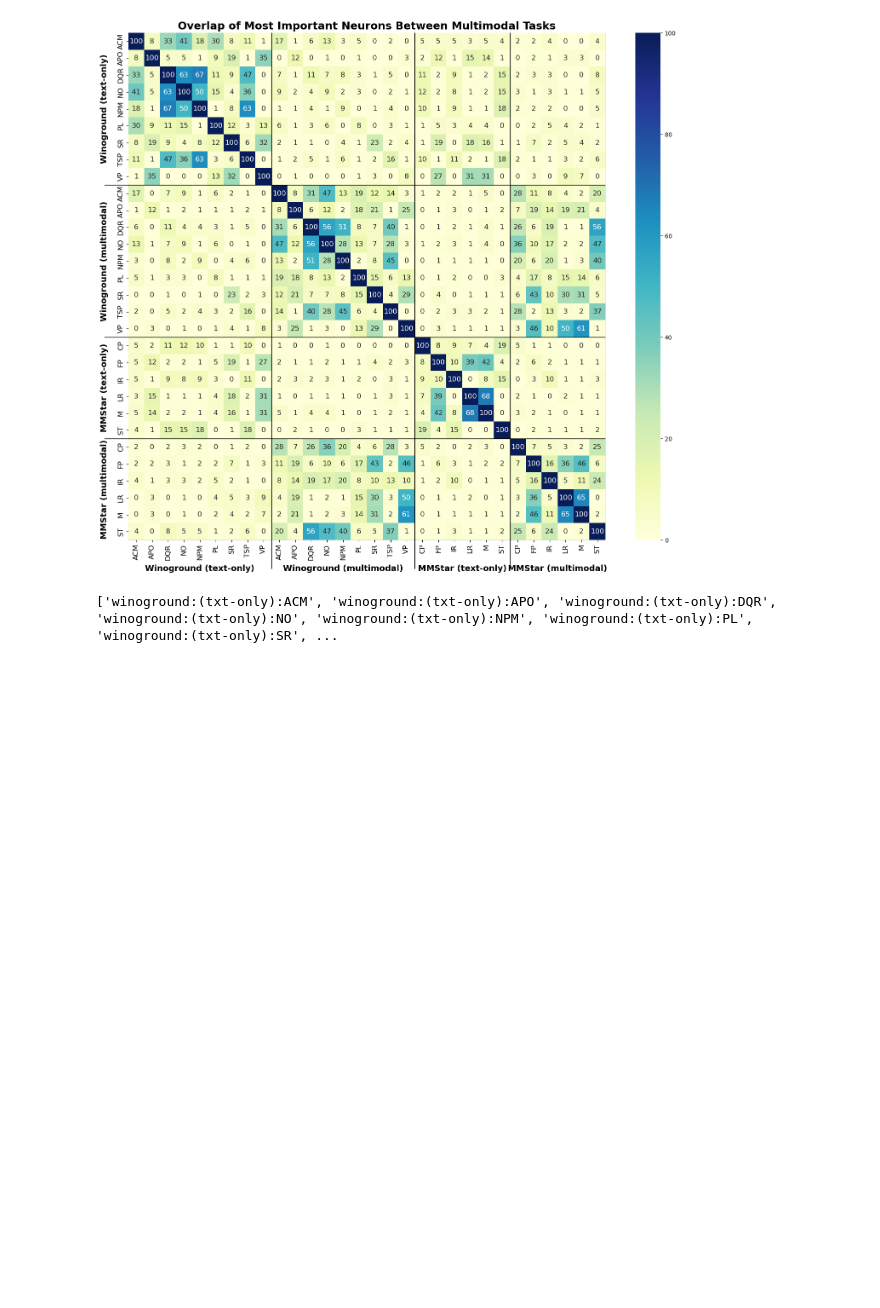
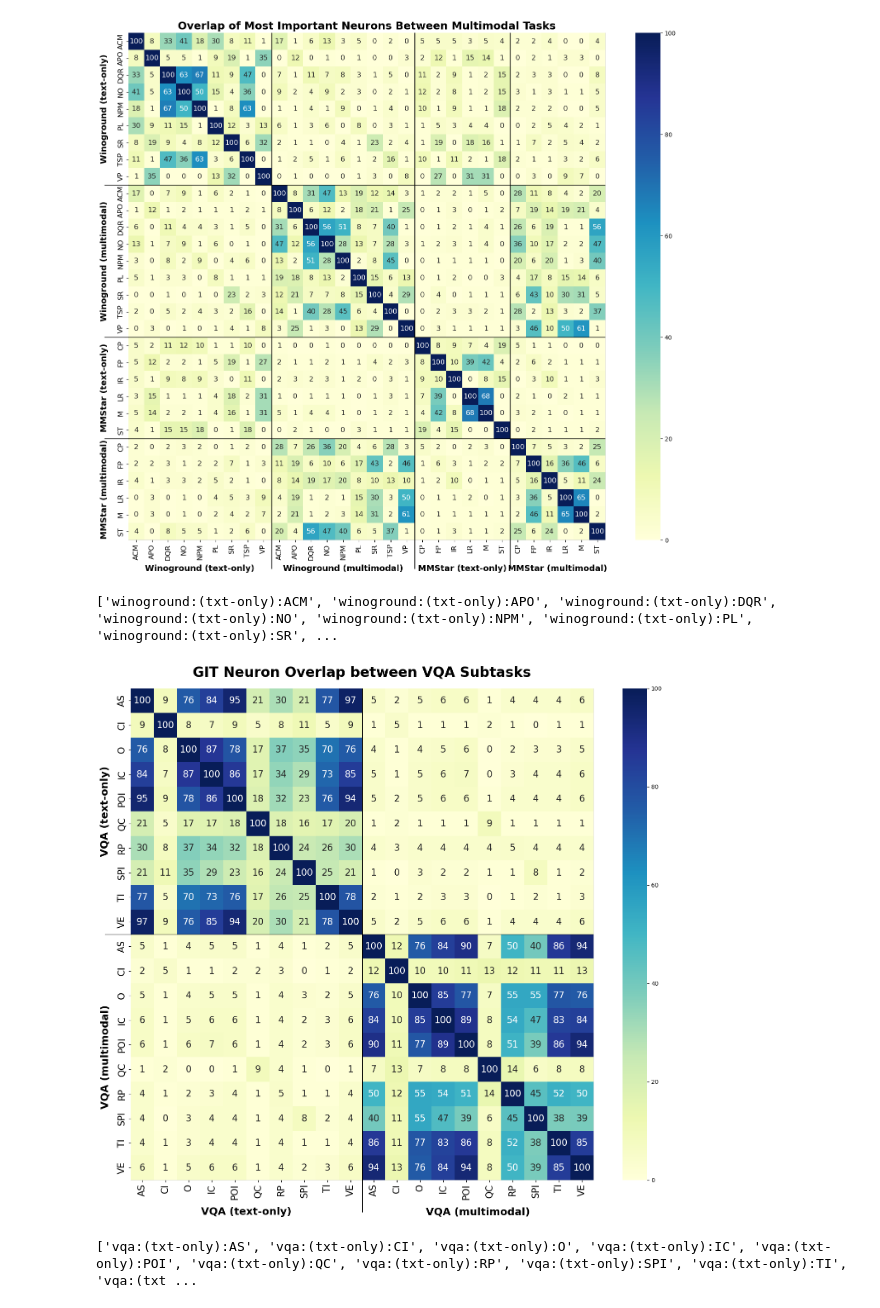
Before and after one commit to klerings/babylm_analysis, a Jupyter notebook: plot_top_neurons.ipynb, the cells around one changed output. Drawn from its saved outputs; the diff is of its cells as text; code cells hidden in the pictures; blank space fills up the shorter version.

Commit message:
update readme & flamingo neuron plotting

```diff
--- a/plot_top_neurons.ipynb
+++ b/plot_top_neurons.ipynb
@@ -7,6 +7,9 @@ import os
 import math
 import numpy as np
 from loading_utils import parse_vqa_qtypes
+# %%
+model_name = "GIT"
+# model_name = "Flamingo"
 # %%
 def load_vqa_superclasses():
     mapping = parse_vqa_qtypes()
@@ -87,7 +90,7 @@ with open("subtask_abbr.txt", "r") as f:
 # %% [markdown]
 ## HEATMAPS
 # %%
-def create_heatmap(tasks, figsize, title, txt_only=False, fontsize=10, exclude=[], dist=(13.5,-13.5),nonewl=False):
+def create_heatmap(tasks, figsize, title, txt_only=False, fontsize=10, exclude=[], dist=(13.5,-13.5),nonewl=False, title_size=18, title_pad=None, model_name=model_name):
     cmap = sns.color_palette("ch:start=.2,rot=-.3", as_cmap=True)
 
     top_neurons_task = {}
@@ -96,7 +99,10 @@ def create_heatmap(tasks, figsize, title, txt_only=False, fontsize=10, exclude=[
     for task in tasks:
         num_subtasks = 0
         # without img
-        task_dir = f"results/top_neurons/{task}/{task}_git_1vd125_s1_e29_nall_noimg/"
+        if model_name == "GIT":
+            task_dir = f"results/top_neurons/{task}/{task}_git_1vd125_s1_e29_nall_noimg/"
+        else:
+            task_dir = f"results/top_neurons/{task}/{task}_flamingo_nall_noimg/"
         if os.path.isdir(task_dir):
 
             for file in os.listdir(task_dir):
@@ -128,7 +134,10 @@ def create_heatmap(tasks, figsize, title, txt_only=False, fontsize=10, exclude=[
         # with img
         if not txt_only:
             if task not in ["blimp", "ewok"]:
-                task_dir = f"results/top_neurons/{task}/{task}_git_1vd125_s1_e29_nall/"
+                if model_name == "GIT":
+                    task_dir = f"results/top_neurons/{task}/{task}_git_1vd125_s1_e29_nall/"
+                else:
+                    task_dir = f"results/top_neurons/{task}/{task}_flamingo_nall/"
                 if not os.path.isdir(task_dir):
                     print(f"didnt find: {task_dir}")
                     continue
@@ -226,7 +235,7 @@ def create_heatmap(tasks, figsize, title, txt_only=False, fontsize=10, exclude=[
         ax.plot([dist[1], 0], [current_index, current_index], color='black', lw=1, clip_on=False)  # Left y-axis
 
 
-    plt.title(title, fontsize=18, fontweight='bold')
+    plt.title(title, fontsize=title_size, pad=title_pad, fontweight='bold')
     plt.xticks(fontsize=fontsize)  # Adjust x-axis font size here
     plt.yticks(fontsize=fontsize)
     plt.show()
@@ -264,3 +273,16 @@ multimodal_heatmap = create_heatmap(["winoground", "mmstar"], \
 # %% [output]
 [figure]
 ['winoground:(txt-only):ACM', 'winoground:(txt-only):APO', 'winoground:(txt-only):DQR', 'winoground:(txt-only):NO', 'winoground:(txt-only):NPM', 'winoground:(txt-only):PL', 'winoground:(txt-only):SR', ...
+# %%
+vqa_heatmap = create_heatmap(["vqa"], \
+                                    figsize=(20,17), \
+                                    title=f'{model_name} Neuron Overlap between VQA Subtasks', \
+                                    txt_only=False, \
+                                    fontsize=16, \
+                                    dist=[1.3, -1.1], \
+                                    nonewl=True,
+                                    title_size=24,
+                                    title_pad=20)
+# %% [output]
+[figure, added]
+['vqa:(txt-only):AS', 'vqa:(txt-only):CI', 'vqa:(txt-only):O', 'vqa:(txt-only):IC', 'vqa:(txt-only):POI', 'vqa:(txt-only):QC', 'vqa:(txt-only):RP', 'vqa:(txt-only):SPI', 'vqa:(txt-only):TI', 'vqa:(txt ...
```
Also changed, not shown: 2 other files.
